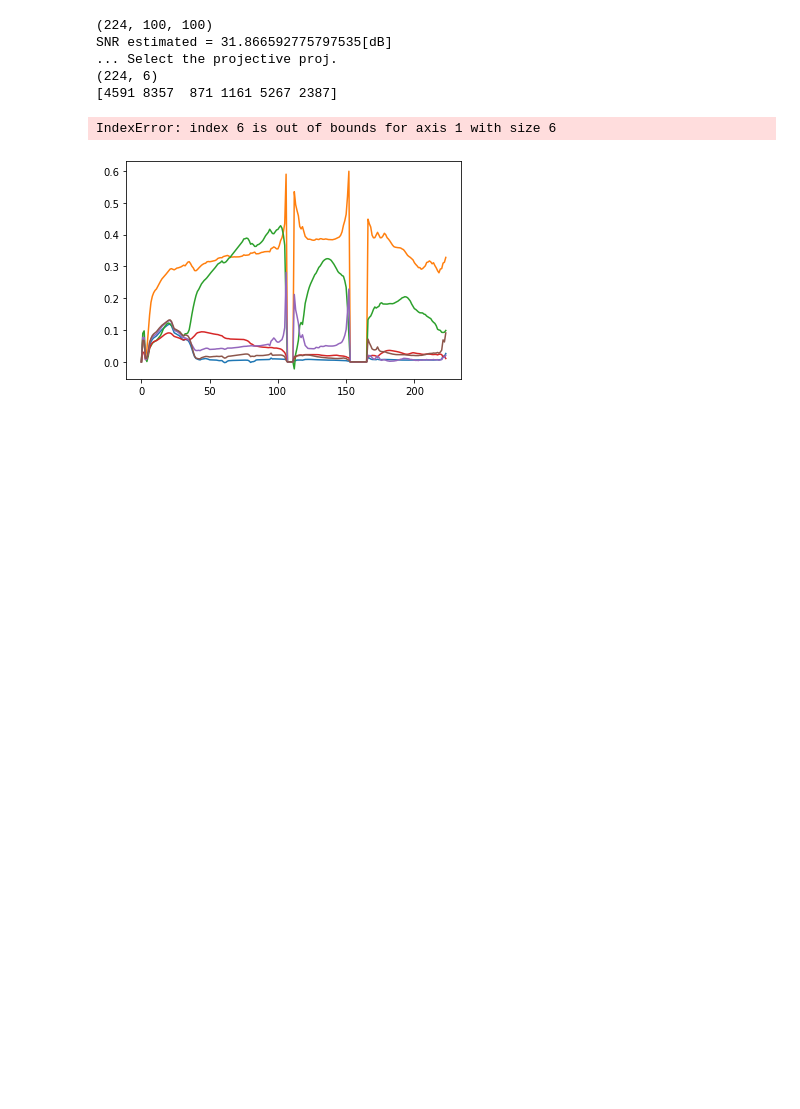
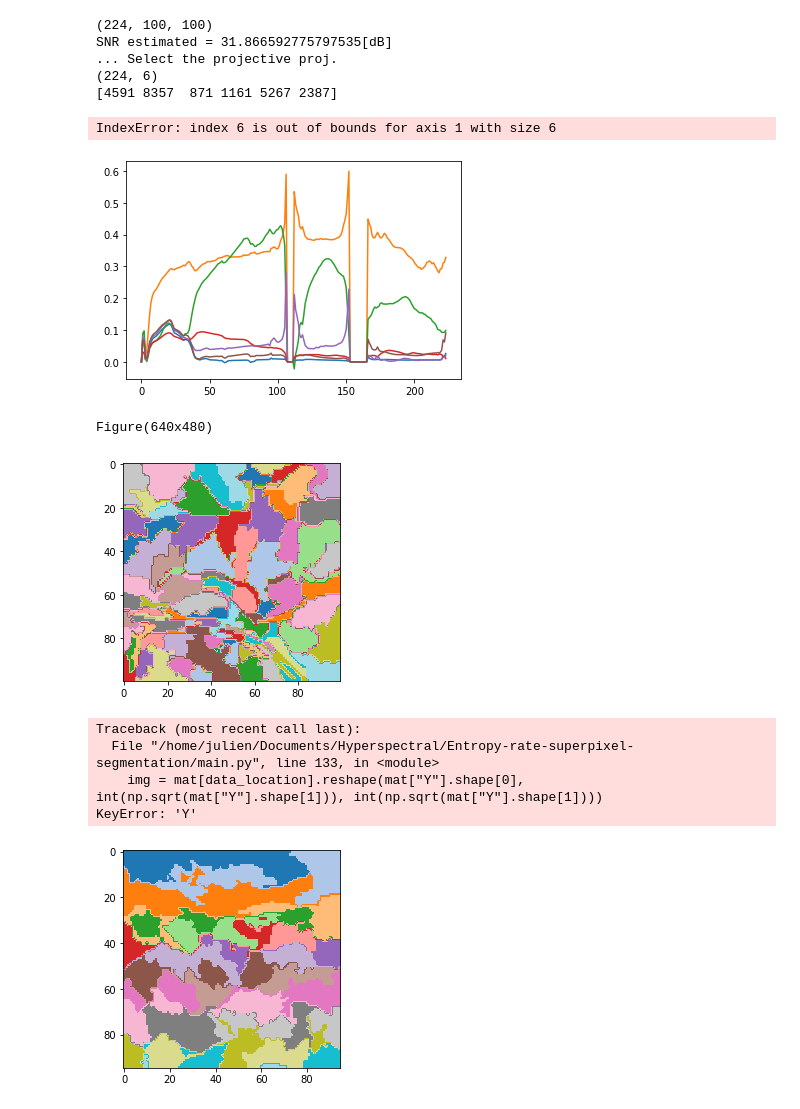
Before and after one commit to JulienAjdenbaum/hyperspectral_adversarial_AEENet, a Jupyter notebook: data_exploration.ipynb, the cells around one changed output. Saved outputs shown, nothing was run; the diff lists cells and outputs as text; code cells hidden in the pictures; blank space fills up the shorter version.

```diff
--- a/data_exploration.ipynb
+++ b/data_exploration.ipynb
@@ -69,13 +69,27 @@ IndexError: index 6 is out of bounds for axis 1 with size 6
 # %%
 path_img = "/home/julien/Documents/Hyperspectral/data/jasper/jasper.mat"
 n_superpixels = 100
 data_location = "Y"
 bands = [35, 20, 7]
-ER_SS_main(path_img, data_location, n_superpixels, bands)
+os.system(f"cd Entropy-rate-superpixel-segmentation; python main.py -img {path_img} -sp {n_superpixels} -R {bands[0]} -G {bands[1]} -B {bands[2]} -data {data_location}")
+a = np.load(f"{path_img[:-4]}_{n_superpixels}_seg.npy")
+plt.imshow(a, cmap="tab20")
+plt.show()
 
 path_img = "/home/julien/Documents/Hyperspectral/data/samson/samson.mat"
 n_superpixels = 100
 data_location = "V"
 bands = [85, 50, 10]
+os.system(f"cd Entropy-rate-superpixel-segmentation; python main.py -img {path_img} -sp {n_superpixels} -R {bands[0]} -G {bands[1]} -B {bands[2]} -data {data_location}")
+a = np.load(f"{path_img[:-4]}_{n_superpixels}_seg.npy")
 
-ER_SS_main(path_img, data_location, n_superpixels, bands)
+plt.imshow(a, cmap="tab20")
+plt.show()
+# %% [output]
+Figure(640x480)
+[figure, added]
+Traceback (most recent call last):
+  File "/home/julien/Documents/Hyperspectral/Entropy-rate-superpixel-segmentation/main.py", line 133, in <module>
+    img = mat[data_location].reshape(mat["Y"].shape[0], int(np.sqrt(mat["Y"].shape[1])), int(np.sqrt(mat["Y"].shape[1])))
+KeyError: 'Y'
+[figure, added]
```
Also changed, not shown: parts of 1 cell of this notebook, 34 other files.
